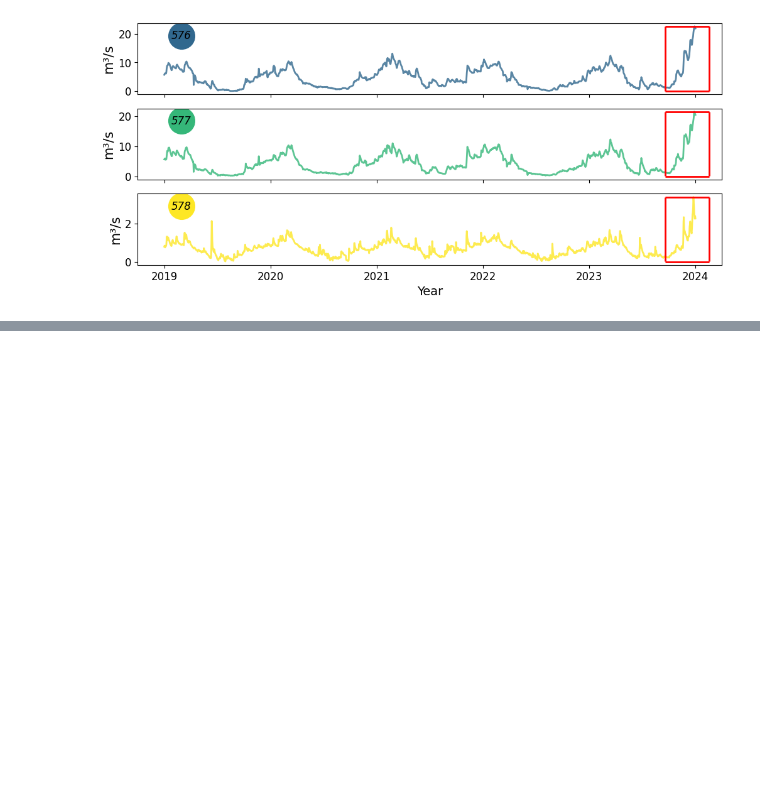
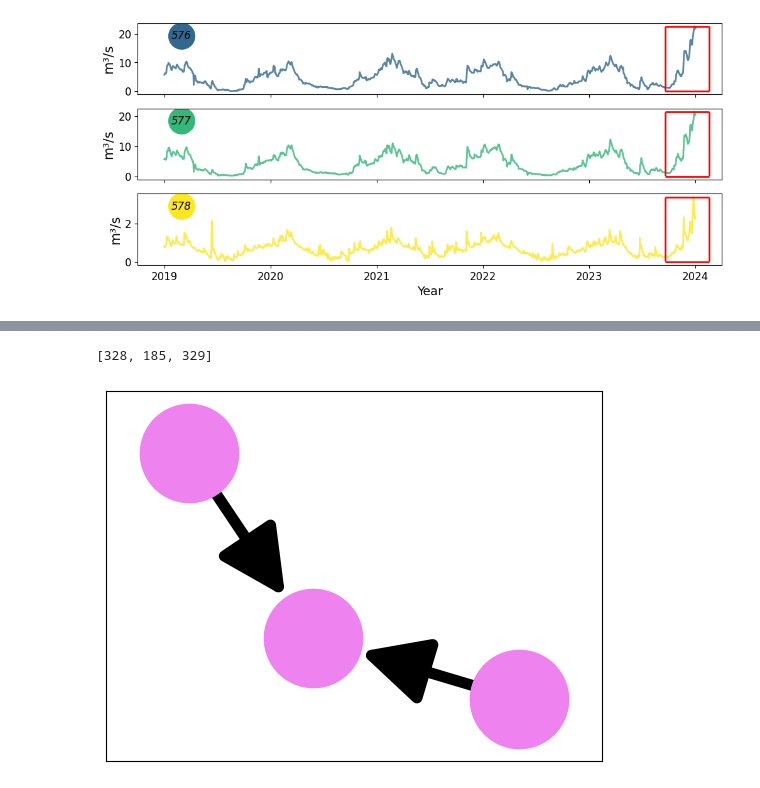
Before and after one commit to floatinglittlerocks/causalrivers, a Jupyter notebook: graphics/maps.ipynb, the cells around one changed output, grey strips where cells are left out. Drawn from its saved outputs; the diff is of its cells as text; code cells hidden in the pictures; blank space fills up the shorter version.

```diff
--- a/graphics/maps.ipynb
+++ b/graphics/maps.ipynb
@@ -188,0 +234,6 @@ axs = fancy_plot(sample_data, base_c,save="ts.pdf", emph=19620)
+# %%
+print(ds[1].nodes)
+draw_g(ds[1], name="random.pdf", pos={328:[1.25,1.],329:[2.5,0.5],185:[0.5,2.5]}, color = colors[3])
+# %% [output]
+[328, 185, 329]
+[figure, added]
```
Also changed, not shown: parts of 15 cells of this notebook, 37 other files.
